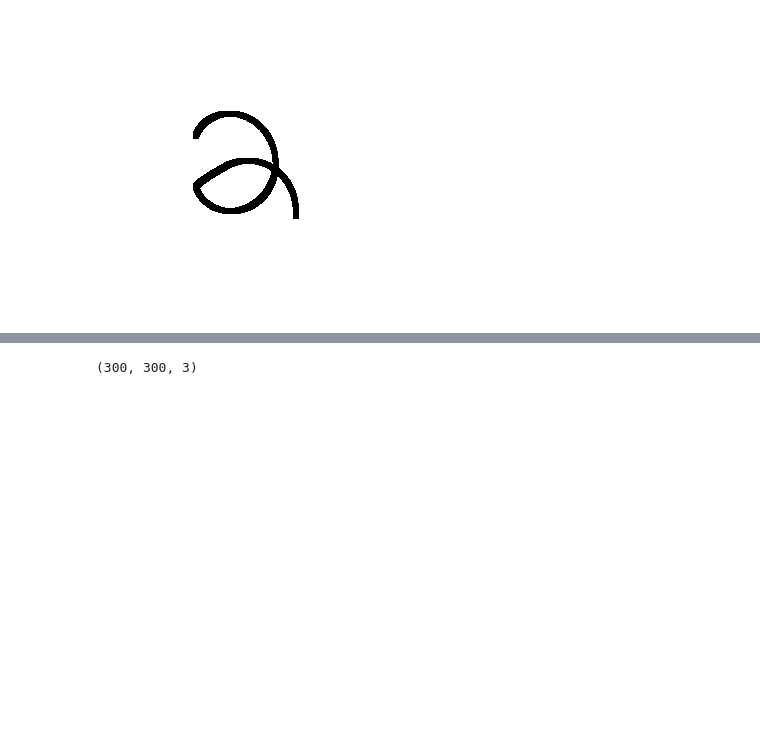
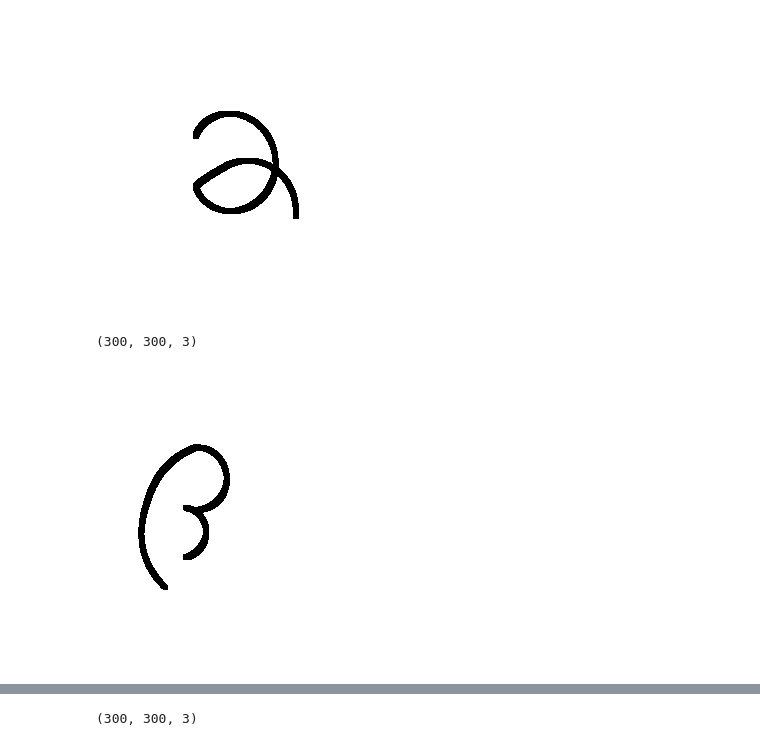
Before and after one commit to Razagaza/fomular_recognition, a Jupyter notebook: Character_generation.ipynb, the cells around one changed output, grey strips where cells are left out. Drawn from its saved outputs; the diff is of its cells as text; code cells hidden in the pictures; blank space fills up the shorter version.

```diff
--- a/Character_generation.ipynb
+++ b/Character_generation.ipynb
@@ -21,3 +21,29 @@ im.fromarray(alp.imag)
 # %% [output]
 (300, 300, 3)
 [figure]
+# %%
+from PIL import Image as im
+import numpy as np
+
+bet=Drawing(np.ones((300, 300, 3), dtype=np.uint8)*255)
+
+start=np.array((80, 100))
+middle= np.array((140, 50))
+end= np.array((220, 70))
+
+bet.arc(start, middle, end)
+
+middle2= np.array((120, 130))
+end2= np.array((140, 90))
+
+bet.arc(start, middle2, end2)
+
+middle3= np.array((170, 110))
+end3= np.array((190, 90))
+
+bet.arc(end2, middle3, end3)
+
+im.fromarray(bet.imag)
+# %% [output]
+(300, 300, 3)
+[figure, added]
```
Also changed, not shown: parts of 1 cell of this notebook.
